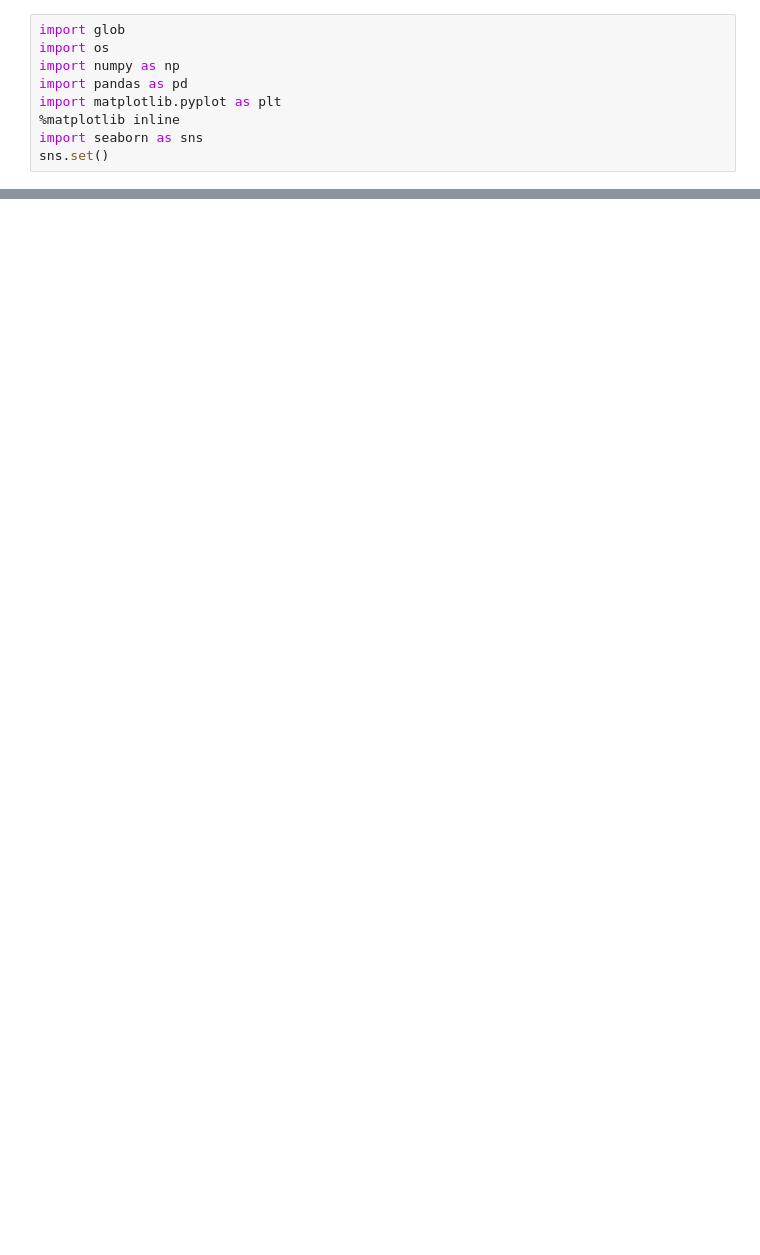
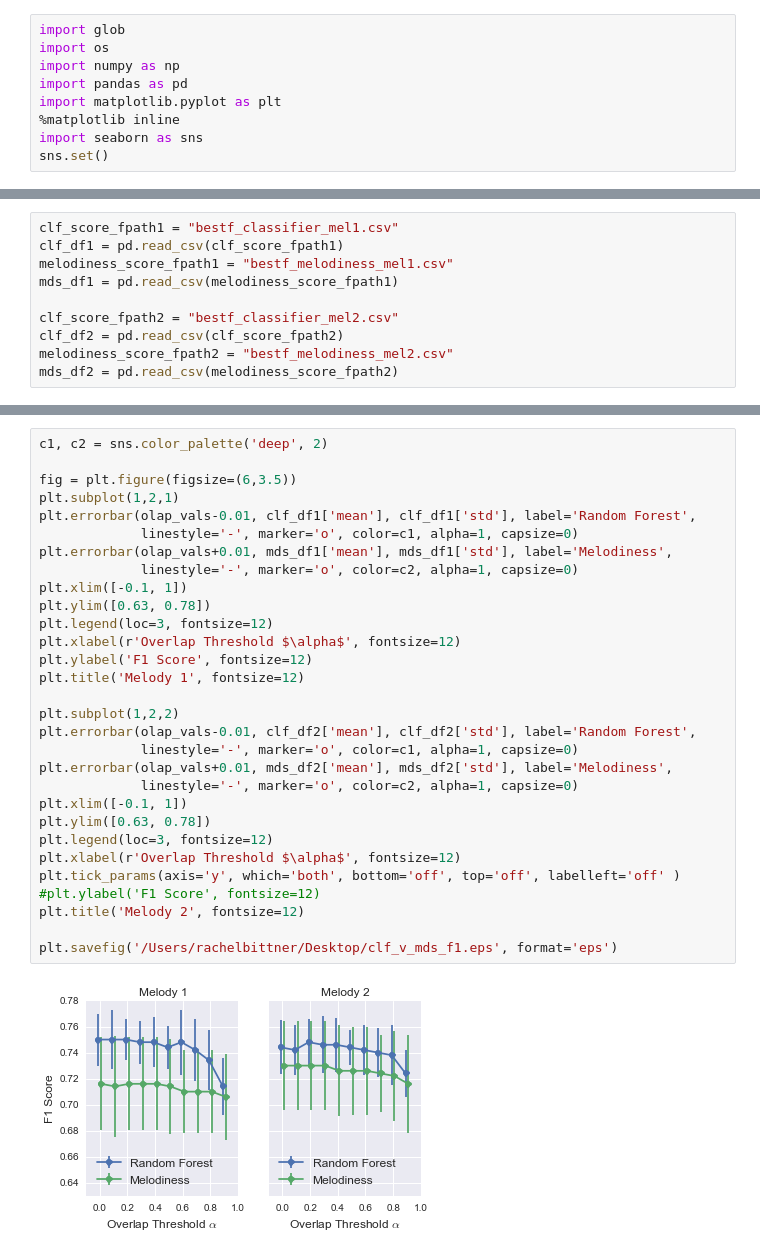
Before and after one commit to rabitt/contour_classification, a Jupyter notebook: results_plots.ipynb, the cells around one changed output, grey strips where cells are left out. Cells and saved outputs as stored; diff of their text form; blank space fills up the shorter version.

```diff
--- a/results_plots.ipynb
+++ b/results_plots.ipynb
@@ -183,0 +422,10 @@ plt.savefig('/Users/rachelbittner/Desktop/melodiness_metrics_mel1.eps', format='
+# %%
+clf_score_fpath1 = "bestf_classifier_mel1.csv"
+clf_df1 = pd.read_csv(clf_score_fpath1)
+melodiness_score_fpath1 = "bestf_melodiness_mel1.csv"
+mds_df1 = pd.read_csv(melodiness_score_fpath1)
+
+clf_score_fpath2 = "bestf_classifier_mel2.csv"
+clf_df2 = pd.read_csv(clf_score_fpath2)
+melodiness_score_fpath2 = "bestf_melodiness_mel2.csv"
+mds_df2 = pd.read_csv(melodiness_score_fpath2)
@@ -183,0 +446,32 @@ plt.savefig('/Users/rachelbittner/Desktop/melodiness_metrics_mel1.eps', format='
+# %%
+c1, c2 = sns.color_palette('deep', 2)
+
+fig = plt.figure(figsize=(6,3.5))
+plt.subplot(1,2,1)
+plt.errorbar(olap_vals-0.01, clf_df1['mean'], clf_df1['std'], label='Random Forest',
+             linestyle='-', marker='o', color=c1, alpha=1, capsize=0)
+plt.errorbar(olap_vals+0.01, mds_df1['mean'], mds_df1['std'], label='Melodiness',
+             linestyle='-', marker='o', color=c2, alpha=1, capsize=0)
+plt.xlim([-0.1, 1])
+plt.ylim([0.63, 0.78])
+plt.legend(loc=3, fontsize=12)
+plt.xlabel(r'Overlap Threshold $\alpha$', fontsize=12)
+plt.ylabel('F1 Score', fontsize=12)
+plt.title('Melody 1', fontsize=12)
+
+plt.subplot(1,2,2)
+plt.errorbar(olap_vals-0.01, clf_df2['mean'], clf_df2['std'], label='Random Forest',
+             linestyle='-', marker='o', color=c1, alpha=1, capsize=0)
+plt.errorbar(olap_vals+0.01, mds_df2['mean'], mds_df2['std'], label='Melodiness',
+             linestyle='-', marker='o', color=c2, alpha=1, capsize=0)
+plt.xlim([-0.1, 1])
+plt.ylim([0.63, 0.78])
+plt.legend(loc=3, fontsize=12)
+plt.xlabel(r'Overlap Threshold $\alpha$', fontsize=12)
+plt.tick_params(axis='y', which='both', bottom='off', top='off', labelleft='off' )
+#plt.ylabel('F1 Score', fontsize=12)
+plt.title('Melody 2', fontsize=12)
+
+plt.savefig('/Users/rachelbittner/Desktop/clf_v_mds_f1.eps', format='eps')
+# %% [output]
+[figure, added]
```
Also changed, not shown: parts of 16 cells of this notebook, 1 other file.
